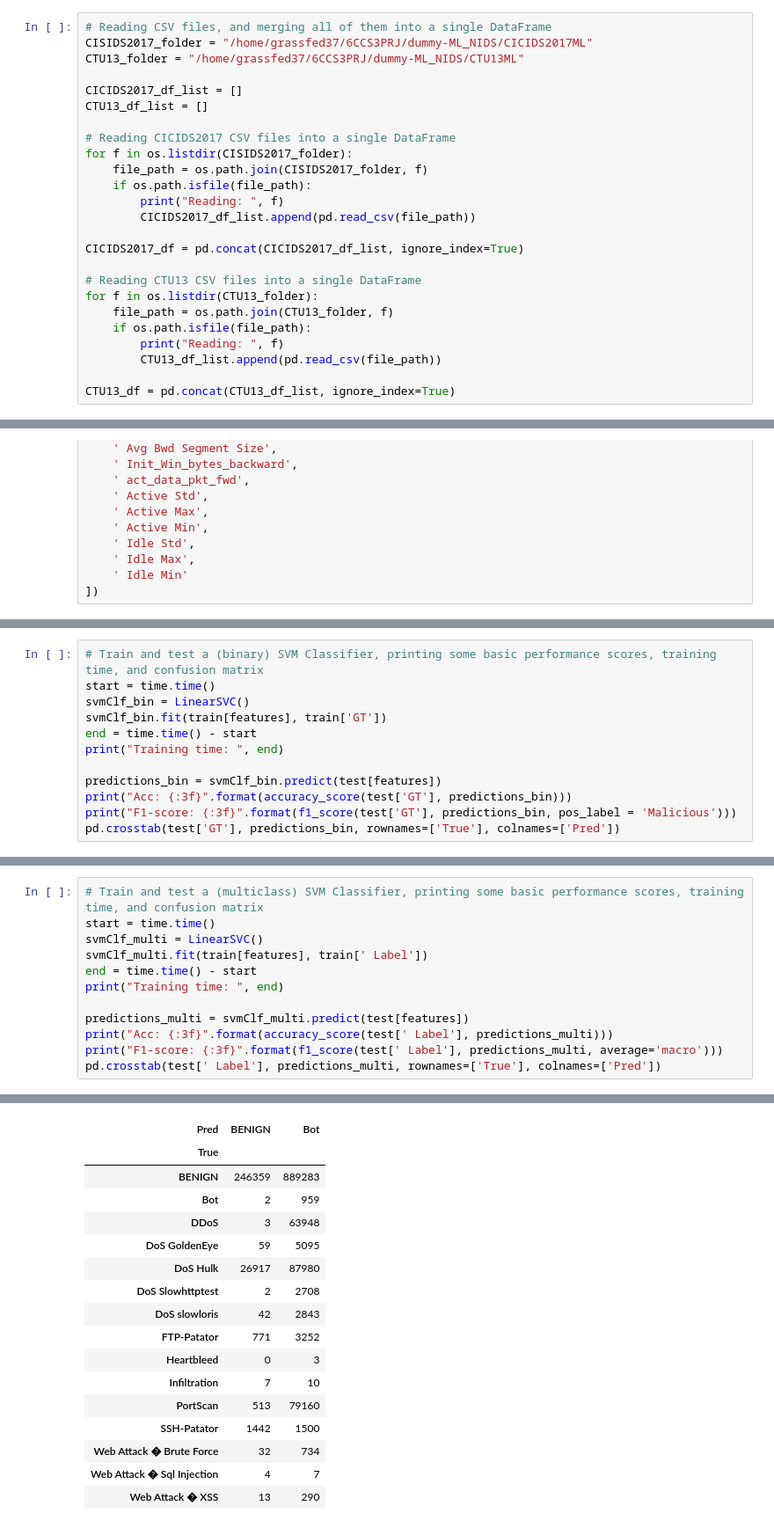
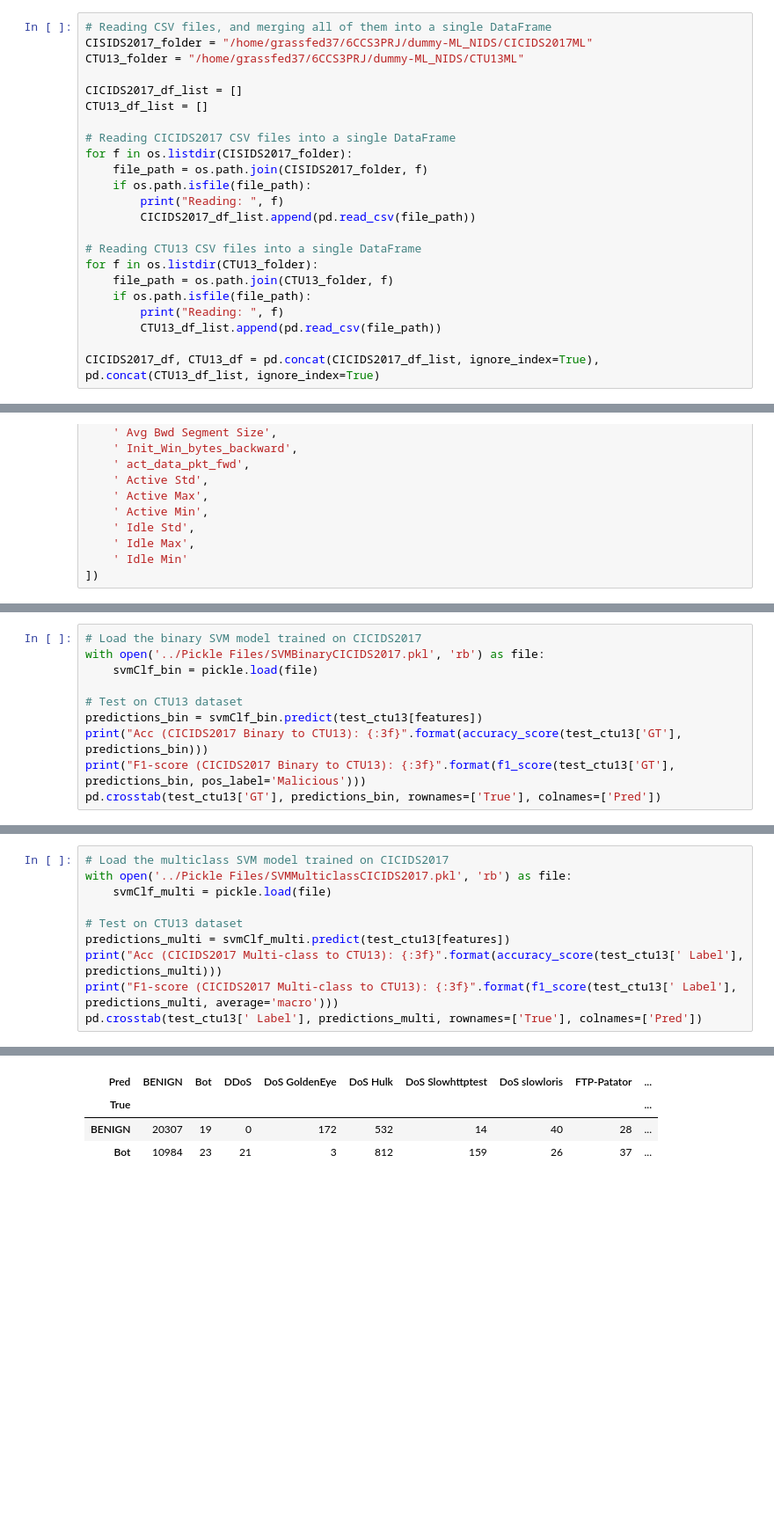
Before and after one commit to bedair81/Code-NIDS-ML-KCL, a Jupyter notebook: code/trainSVM.ipynb, the cells around one changed output, grey strips where cells are left out. Shown at 88% size. Saved outputs shown, nothing was run; the diff lists cells and outputs as text; blank space fills up the shorter version.

```diff
--- a/code/trainSVM.ipynb
+++ b/code/trainSVM.ipynb
@@ -21,8 +21,6 @@ for f in os.listdir(CISIDS2017_folder):
         print("Reading: ", f)
         CICIDS2017_df_list.append(pd.read_csv(file_path))
 
-CICIDS2017_df = pd.concat(CICIDS2017_df_list, ignore_index=True)
-
 # Reading CTU13 CSV files into a single DataFrame
 for f in os.listdir(CTU13_folder):
     file_path = os.path.join(CTU13_folder, f)
@@ -30,7 +28,7 @@ for f in os.listdir(CTU13_folder):
         print("Reading: ", f)
         CTU13_df_list.append(pd.read_csv(file_path))
 
-CTU13_df = pd.concat(CTU13_df_list, ignore_index=True)
+CICIDS2017_df, CTU13_df = pd.concat(CICIDS2017_df_list, ignore_index=True), pd.concat(CTU13_df_list, ignore_index=True)
 # %% [output]
 Reading:  Friday-WorkingHours-Afternoon-PortScan.pcap_ISCX_Relabeled.csv
 Reading:  Friday-WorkingHours-Morning.pcap_ISCX_Relabeled.csv
@@ -219,13 +247,11 @@ test = CICIDS2017_df_subset
 # %%
-# Train and test a (binary) SVM Classifier, printing some basic performance scores, training time, and confusion matrix
-start = time.time()
-svmClf_bin = LinearSVC()
-svmClf_bin.fit(train[features], train['GT'])
-end = time.time() - start
-print("Training time: ", end)
+# Load the binary SVM model trained on CICIDS2017
+with open('../Pickle Files/SVMBinaryCICIDS2017.pkl', 'rb') as file:
+    svmClf_bin = pickle.load(file)
 
-predictions_bin = svmClf_bin.predict(test[features])
-print("Acc: {:3f}".format(accuracy_score(test['GT'], predictions_bin)))
-print("F1-score: {:3f}".format(f1_score(test['GT'], predictions_bin, pos_label = 'Malicious')))
-pd.crosstab(test['GT'], predictions_bin, rownames=['True'], colnames=['Pred'])
+# Test on CTU13 dataset
+predictions_bin = svmClf_bin.predict(test_ctu13[features])
+print("Acc (CICIDS2017 Binary to CTU13): {:3f}".format(accuracy_score(test_ctu13['GT'], predictions_bin)))
+print("F1-score (CICIDS2017 Binary to CTU13): {:3f}".format(f1_score(test_ctu13['GT'], predictions_bin, pos_label='Malicious')))
+pd.crosstab(test_ctu13['GT'], predictions_bin, rownames=['True'], colnames=['Pred'])
 # %% [output]
@@ -239,13 +264,11 @@ F1-score: 0.316341
 # %%
-# Train and test a (multiclass) SVM Classifier, printing some basic performance scores, training time, and confusion matrix
-start = time.time()
-svmClf_multi = LinearSVC()
-svmClf_multi.fit(train[features], train[' Label'])
-end = time.time() - start
-print("Training time: ", end)
+# Load the multiclass SVM model trained on CICIDS2017
+with open('../Pickle Files/SVMMulticlassCICIDS2017.pkl', 'rb') as file:
+    svmClf_multi = pickle.load(file)
 
-predictions_multi = svmClf_multi.predict(test[features])
-print("Acc: {:3f}".format(accuracy_score(test[' Label'], predictions_multi)))
-print("F1-score: {:3f}".format(f1_score(test[' Label'], predictions_multi, average='macro')))
-pd.crosstab(test[' Label'], predictions_multi, rownames=['True'], colnames=['Pred'])
+# Test on CTU13 dataset
+predictions_multi = svmClf_multi.predict(test_ctu13[features])
+print("Acc (CICIDS2017 Multi-class to CTU13): {:3f}".format(accuracy_score(test_ctu13[' Label'], predictions_multi)))
+print("F1-score (CICIDS2017 Multi-class to CTU13): {:3f}".format(f1_score(test_ctu13[' Label'], predictions_multi, average='macro')))
+pd.crosstab(test_ctu13[' Label'], predictions_multi, rownames=['True'], colnames=['Pred'])
 # %% [output]
@@ -255,17 +277,4 @@ F1-score: 0.023379
-| Pred | BENIGN | Bot |
-| True |  |  |
-| BENIGN | 246359 | 889283 |
-| Bot | 2 | 959 |
-| DDoS | 3 | 63948 |
-| DoS GoldenEye | 59 | 5095 |
-| DoS Hulk | 26917 | 87980 |
-| DoS Slowhttptest | 2 | 2708 |
-| DoS slowloris | 42 | 2843 |
-| FTP-Patator | 771 | 3252 |
-| Heartbleed | 0 | 3 |
-| Infiltration | 7 | 10 |
-| PortScan | 513 | 79160 |
-| SSH-Patator | 1442 | 1500 |
-| Web Attack � Brute Force | 32 | 734 |
-| Web Attack � Sql Injection | 4 | 7 |
-| Web Attack � XSS | 13 | 290 |
+| Pred | BENIGN | Bot | DDoS | DoS GoldenEye | DoS Hulk | DoS Slowhttptest | DoS slowloris | FTP-Patator | ... |
+| True |  |  |  |  |  |  |  |  | ... |
+| BENIGN | 20307 | 19 | 0 | 172 | 532 | 14 | 40 | 28 | ... |
+| Bot | 10984 | 23 | 21 | 3 | 812 | 159 | 26 | 37 | ... |
```
Also changed, not shown: parts of 10 cells of this notebook, 2 other files.
